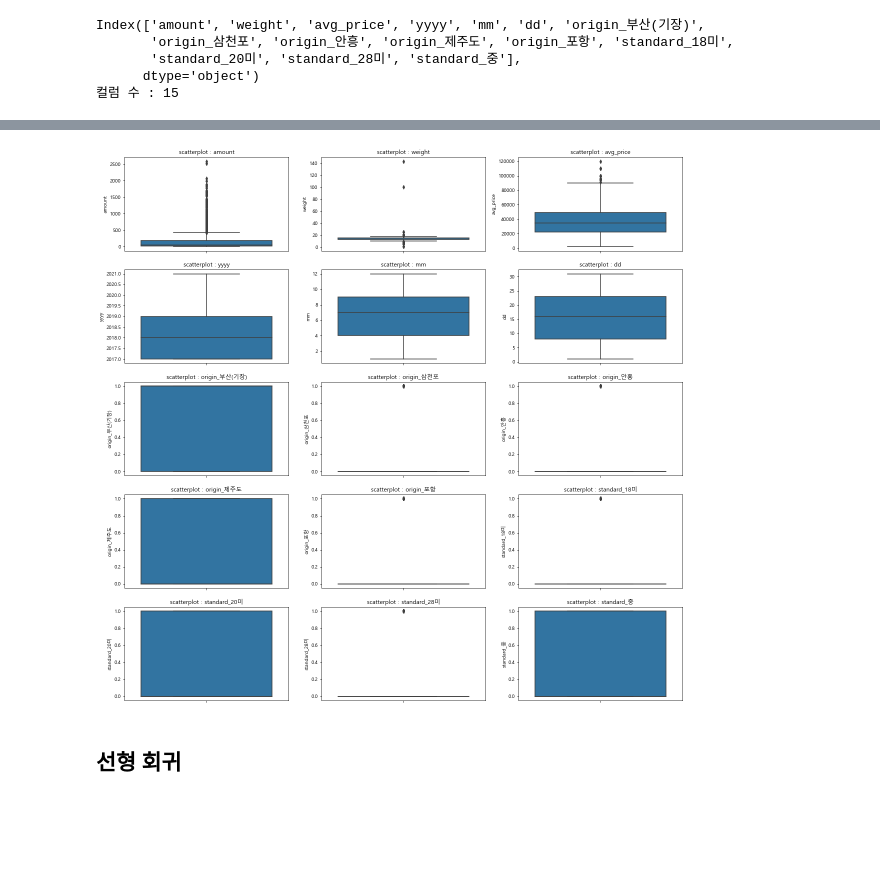
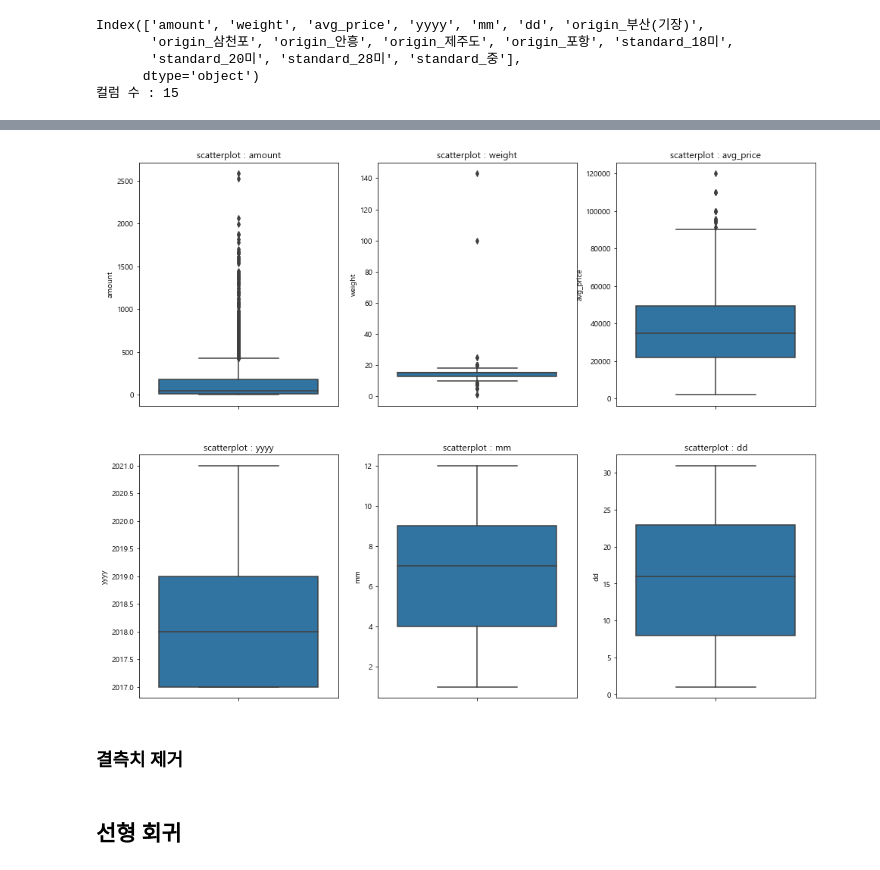
Before and after one commit to yellowCornSalad/k-digital_3rd_pjt, a Jupyter notebook: team_pj3_seafood/scripts/(선)고등어.ipynb, the cells around one changed output, grey strips where cells are left out. Cells and saved outputs as stored; diff of their text form; code cells hidden in the pictures; blank space fills up the shorter version.

```diff
--- a/team_pj3_seafood/scripts/(선)고등어.ipynb
+++ b/team_pj3_seafood/scripts/(선)고등어.ipynb
@@ -269,5 +277,8 @@ gd_pdf.describe()
 | max | 2586.000000 | 143.000000 | 120000.000000 | 2021.000000 | 12.000000 | 31.000000 | 1.000000 | 1.000000 | 1.000000 | ... |
 # %% [markdown]
 ## 시각화
+# %%
+num_cols = ['amount', 'weight', 'avg_price', 'yyyy', 'mm', 'dd']
+num_gd_pdf = gd_pdf[num_cols]
 # %%
 plt.figure(figsize=(8, 6))
@@ -285,11 +296,11 @@ Index(['amount', 'weight', 'avg_price', 'yyyy', 'mm', 'dd', 'origin_부산(기
       dtype='object')
 컬럼 수 : 15
 # %%
-fig, ax = plt.subplots(nrows = 5, ncols =3)
-fig.set_size_inches(20,20)
-for i in range(len(gd_pdf.columns)):
-    sns.scatterplot(data = gd_pdf, y = 'avg_price' ,x = gd_pdf.columns[i], ax= ax[int(i//3)][int(i%3)])
-    ax[int(i//3)][int(i%3)].set_title("scatterplot : " + gd_pdf.columns[i])
+fig, ax = plt.subplots(nrows = 2, ncols =3)
+fig.set_size_inches(16,13)
+for i in range(len(num_gd_pdf.columns)):
+    sns.scatterplot(data = num_gd_pdf, y = 'avg_price' ,x = num_gd_pdf.columns[i], ax= ax[int(i//3)][int(i%3)])
+    ax[int(i//3)][int(i%3)].set_title("scatterplot : " + num_gd_pdf.columns[i])
 
 plt.show()
 # %% [output]
@@ -297,13 +308,15 @@ plt.show()
 # %%
-fig, ax = plt.subplots(nrows = 5, ncols =3)
-fig.set_size_inches(20,20)
-for i in range(len(gd_pdf.columns)):
-    sns.boxplot(data = gd_pdf, y = gd_pdf.columns[i], ax= ax[int(i//3)][int(i%3)])
-    ax[int(i//3)][int(i%3)].set_title("scatterplot : " + gd_pdf.columns[i])
+fig, ax = plt.subplots(nrows = 2, ncols =3)
+fig.set_size_inches(16,13)
+for i in range(len(num_gd_pdf.columns)):
+    sns.boxplot(data = num_gd_pdf, y = num_gd_pdf.columns[i], ax= ax[int(i//3)][int(i%3)])
+    ax[int(i//3)][int(i%3)].set_title("scatterplot : " + num_gd_pdf.columns[i])
 
 plt.show()
 # %% [output]
-[figure, old version]
+[figure, new version]
+# %% [markdown]
+### 결측치 제거
 # %% [markdown]
 ## 선형 회귀
 # %%
```
Also changed, not shown: parts of 6 cells of this notebook.
